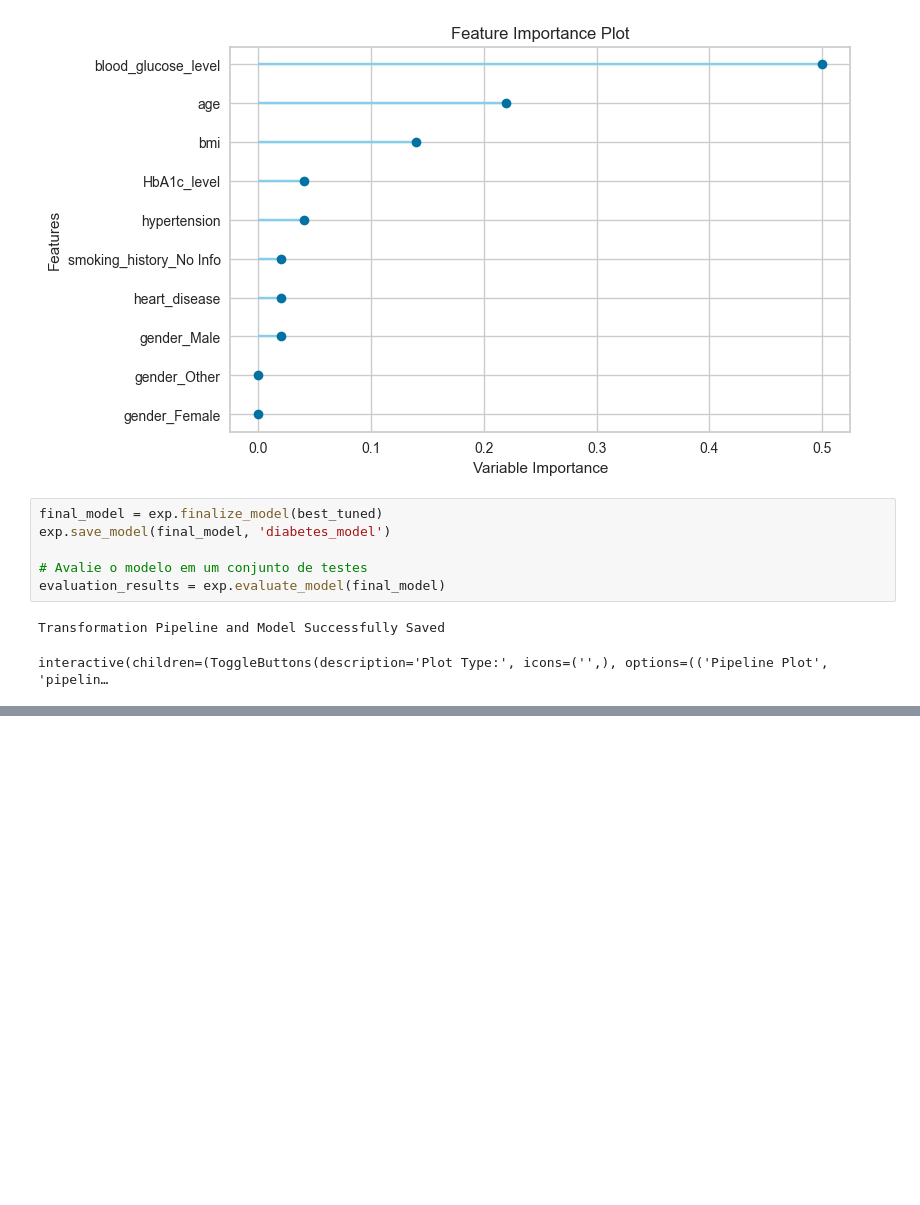
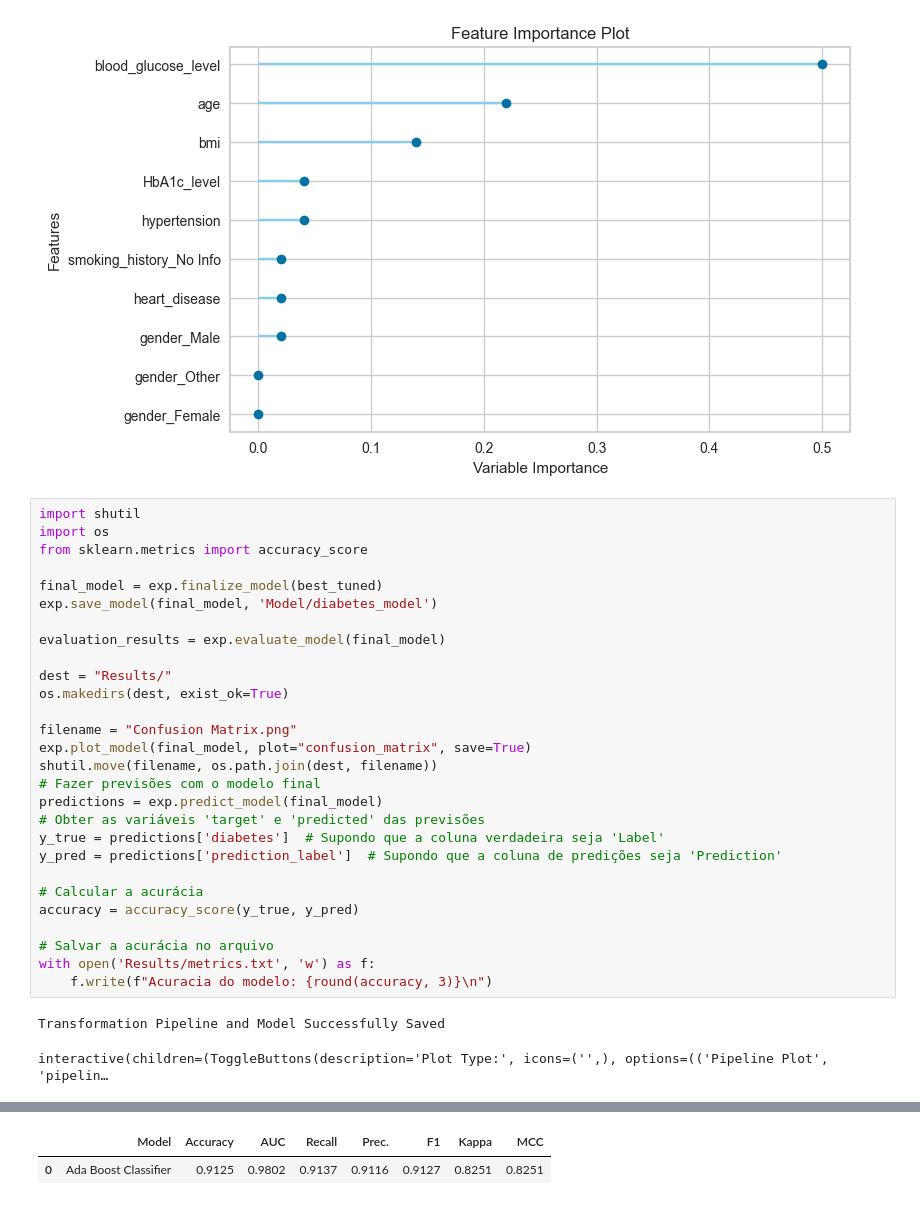
Before and after one commit to BiaPegado/CICD-Diabetes-Classification, a Jupyter notebook: Diabetes-Classification.ipynb, the cells around one changed output, grey strips where cells are left out. Drawn from its saved outputs; the diff is of its cells as text; blank space fills up the shorter version.

```diff
--- a/Diabetes-Classification.ipynb
+++ b/Diabetes-Classification.ipynb
@@ -155,12 +127,34 @@ exp.plot_model(best, plot = 'feature')
 # %% [output]
 [interactive output not drawn]
 [figure]
-# %%
-final_model = exp.finalize_model(best_tuned)
-exp.save_model(final_model, 'diabetes_model')
-
-# Avalie o modelo em um conjunto de testes
-evaluation_results = exp.evaluate_model(final_model)
-# %% [output]
-Transformation Pipeline and Model Successfully Saved
-interactive(children=(ToggleButtons(description='Plot Type:', icons=('',), options=(('Pipeline Plot', 'pipelin…
+# %%
+import shutil
+import os
+from sklearn.metrics import accuracy_score
+
+final_model = exp.finalize_model(best_tuned)
+exp.save_model(final_model, 'Model/diabetes_model')
+
+evaluation_results = exp.evaluate_model(final_model)
+
+dest = "Results/"
+os.makedirs(dest, exist_ok=True)
+
+filename = "Confusion Matrix.png"
+exp.plot_model(final_model, plot="confusion_matrix", save=True)
+shutil.move(filename, os.path.join(dest, filename))
+# Fazer previsões com o modelo final
+predictions = exp.predict_model(final_model)
+# Obter as variáveis 'target' e 'predicted' das previsões
+y_true = predictions['diabetes']  # Supondo que a coluna verdadeira seja 'Label'
+y_pred = predictions['prediction_label']  # Supondo que a coluna de predições seja 'Prediction'
+
+# Calcular a acurácia
+accuracy = accuracy_score(y_true, y_pred)
+
+# Salvar a acurácia no arquivo
+with open('Results/metrics.txt', 'w') as f:
+    f.write(f"Acuracia do modelo: {round(accuracy, 3)}\n")
+# %% [output]
+Transformation Pipeline and Model Successfully Saved
+interactive(children=(ToggleButtons(description='Plot Type:', icons=('',), options=(('Pipeline Plot', 'pipelin…
@@ -167 +162,3 @@ interactive(children=(ToggleButtons(description='Plot Type:', icons=('',), optio
+|  | Model | Accuracy | AUC | Recall | Prec. | F1 | Kappa | MCC |
+| 0 | Ada Boost Classifier | 0.9125 | 0.9802 | 0.9137 | 0.9116 | 0.9127 | 0.8251 | 0.8251 |
 # %%
```
Also changed, not shown: parts of 6 cells of this notebook, 12 other files.
